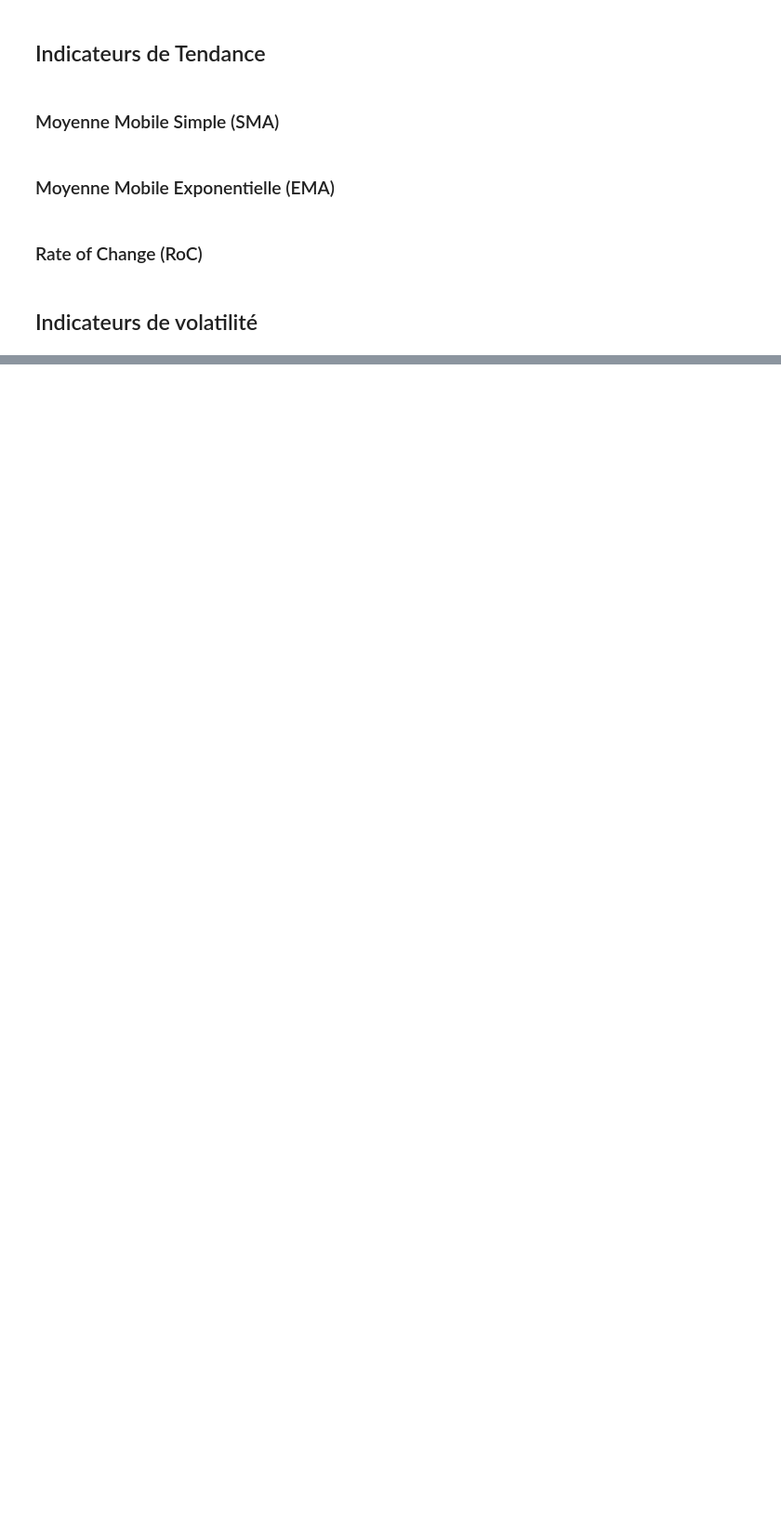
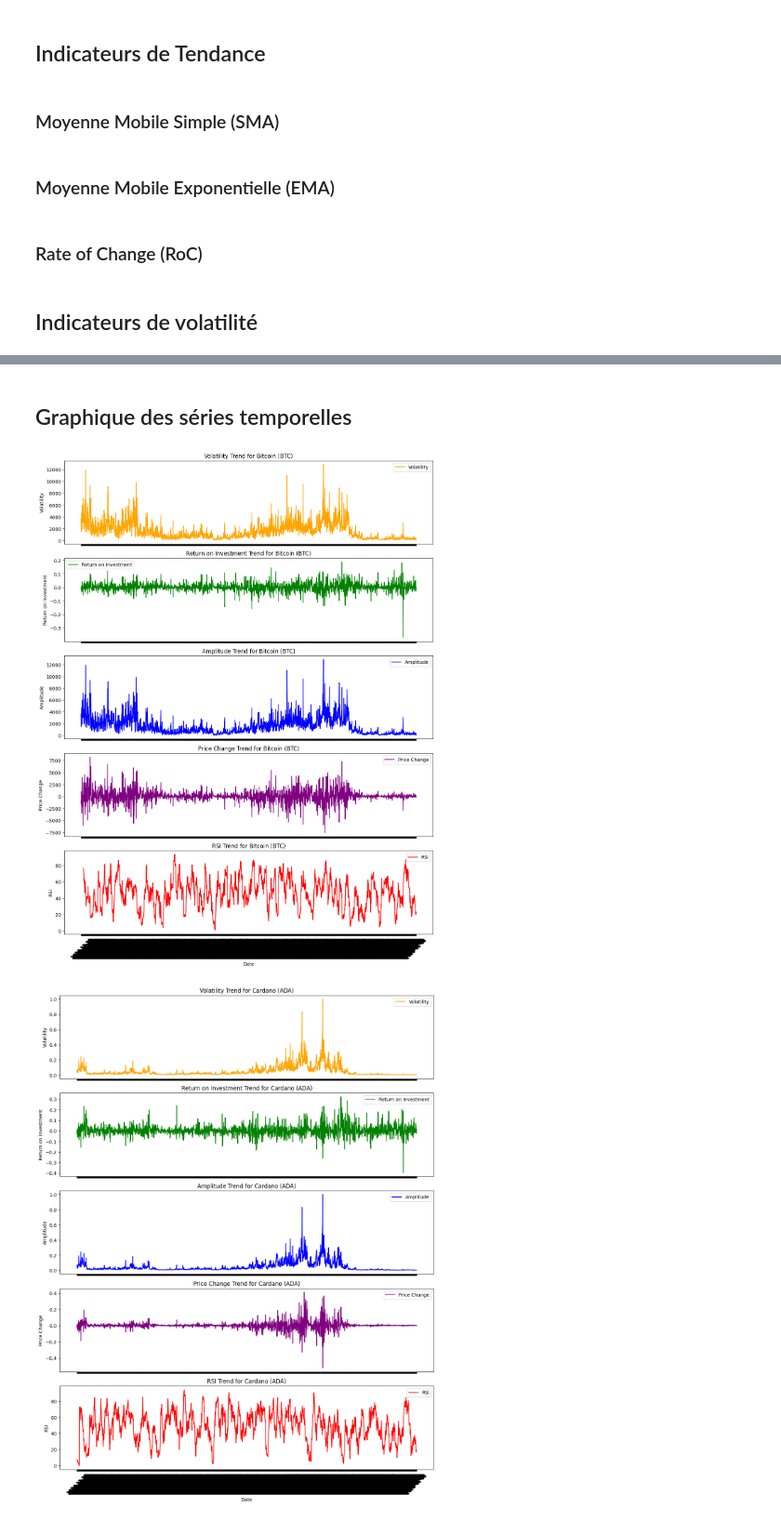
Before and after one commit to HELLAM1ES/crypto-forecasting-PSO-CNN, a Jupyter notebook: notebooks/03_feature_engineering.ipynb, the cells around one changed output, grey strips where cells are left out. Shown at 93% size. Drawn from its saved outputs; the diff is of its cells as text; code cells hidden in the pictures; blank space fills up the shorter version.

```diff
--- a/notebooks/03_feature_engineering.ipynb
+++ b/notebooks/03_feature_engineering.ipynb
@@ -70,0 +71,3 @@ merged_df['RoC'] = (merged_df['Close'] - merged_df['Close'].shift(10)) / merged_
+# %%
+merged_df['ATR'] = merged_df['High'] - merged_df['Low']
+merged_df['ATR'] = merged_df['ATR'].rolling(window=14).mean()
@@ -70,0 +78,8 @@ merged_df['RoC'] = (merged_df['Close'] - merged_df['Close'].shift(10)) / merged_
+# %%
+delta = merged_df['Close'].diff()
+gain = delta.where(delta > 0, 0)
+loss = -delta.where(delta < 0, 0)
+avg_gain = gain.rolling(window=14).mean()
+avg_loss = loss.rolling(window=14).mean()
+rs = avg_gain / avg_loss
+merged_df['RSI'] = 100 - (100 / (1 + rs))
@@ -70,0 +90,2 @@ merged_df['RoC'] = (merged_df['Close'] - merged_df['Close'].shift(10)) / merged_
+# %%
+merged_df['VWAP'] = (merged_df['Close'] * merged_df['Volume']).cumsum() / merged_df['Volume'].cumsum()
@@ -70,0 +94,3 @@ merged_df['RoC'] = (merged_df['Close'] - merged_df['Close'].shift(10)) / merged_
+# %%
+import numpy as np
+merged_df['OBV'] = (merged_df['Volume'] * np.sign(merged_df['Close'].diff())).cumsum()
@@ -70,0 +105,52 @@ merged_df['RoC'] = (merged_df['Close'] - merged_df['Close'].shift(10)) / merged_
+# %% [markdown]
+## Graphique des séries temporelles
+# %%
+import matplotlib.pyplot as plt
+
+
+def plot_crypto_trends(df, crypto_name):
+
+    crypto_df = df[df['Crypto'] == crypto_name]
+
+    fig, axes = plt.subplots(5, 1, figsize=(12, 15), sharex=True)
+
+    axes[0].plot(crypto_df['Date'], crypto_df['Volatility'], label='Volatility', color='orange')
+    axes[0].set_title(f'Volatility Trend for {crypto_name}')
+    axes[0].set_ylabel('Volatility')
+    axes[0].legend()
+
+    axes[1].plot(crypto_df['Date'], crypto_df['Return'], label='Return on Investment', color='green')
+    axes[1].set_title(f'Return on Investment Trend for {crypto_name}')
+    axes[1].set_ylabel('Return on Investment')
+    axes[1].legend()
+
+    axes[2].plot(crypto_df['Date'], crypto_df['Amplitude'], label='Amplitude', color='blue')
+    axes[2].set_title(f'Amplitude Trend for {crypto_name}')
+    axes[2].set_ylabel('Amplitude')
+    axes[2].legend()
+
+    axes[3].plot(crypto_df['Date'], crypto_df['Price_change'], label='Price Change', color='purple')
+    axes[3].set_title(f'Price Change Trend for {crypto_name}')
+    axes[3].set_ylabel('Price Change')
+    axes[3].legend()
+
+    axes[4].plot(crypto_df['Date'], crypto_df['RSI'], label='RSI', color='red')
+    axes[4].set_title(f'RSI Trend for {crypto_name}')
+    axes[4].set_xlabel('Date')
+    axes[4].set_ylabel('RSI')
+    axes[4].legend()
+
+    plt.tight_layout()
+    plt.xticks(rotation=45)
+    plt.show()
+
+crypto_names = merged_df['Crypto'].unique()
+
+def plot_crypto_trends_for_all(df, crypto_names):
+    for crypto_name in crypto_names:
+        plot_crypto_trends(df, crypto_name)
+
+plot_crypto_trends_for_all(merged_df, crypto_names)
+# %% [output]
+[figure, added]
+[figure, added]
```
Also changed, not shown: parts of 21 cells of this notebook.
